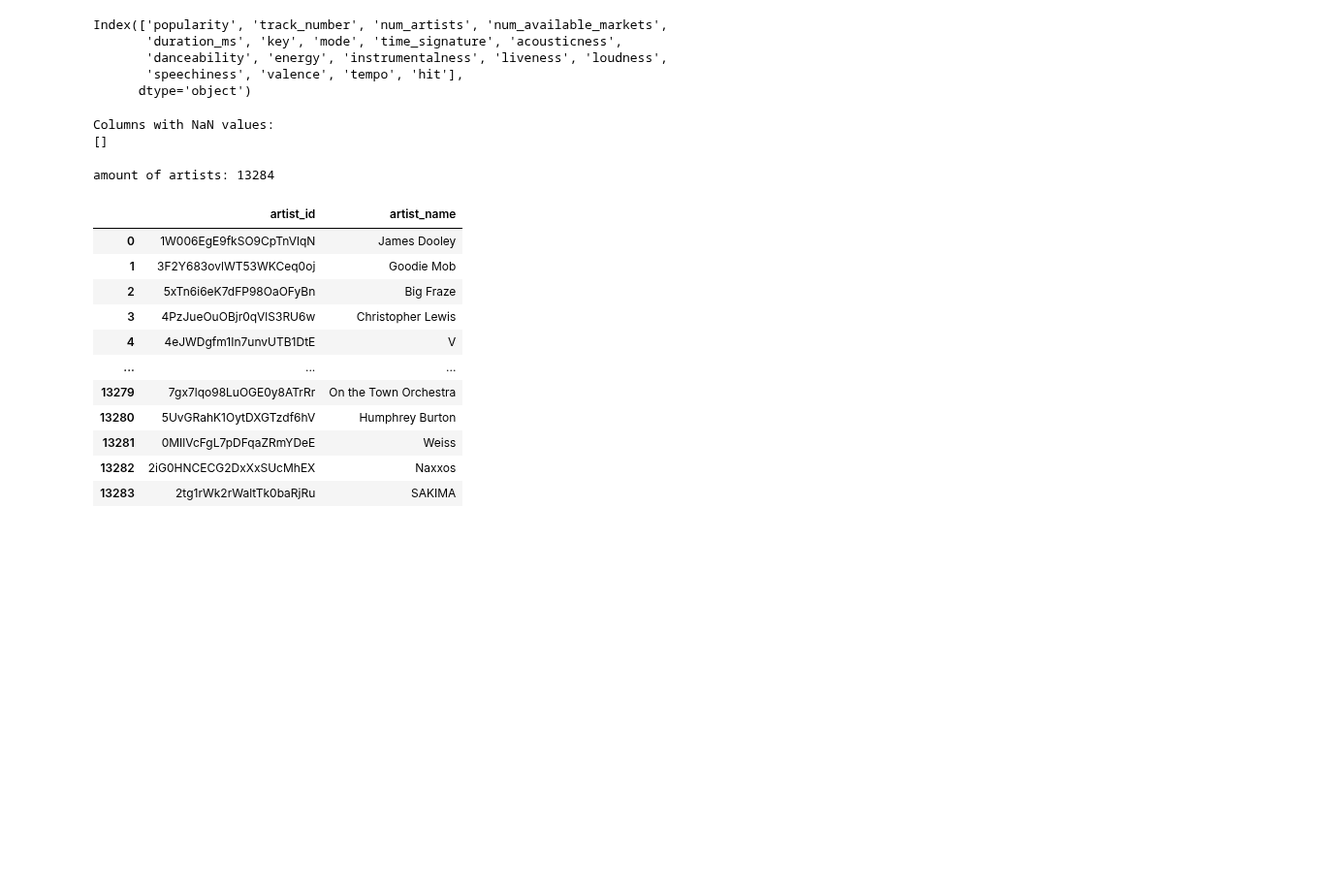
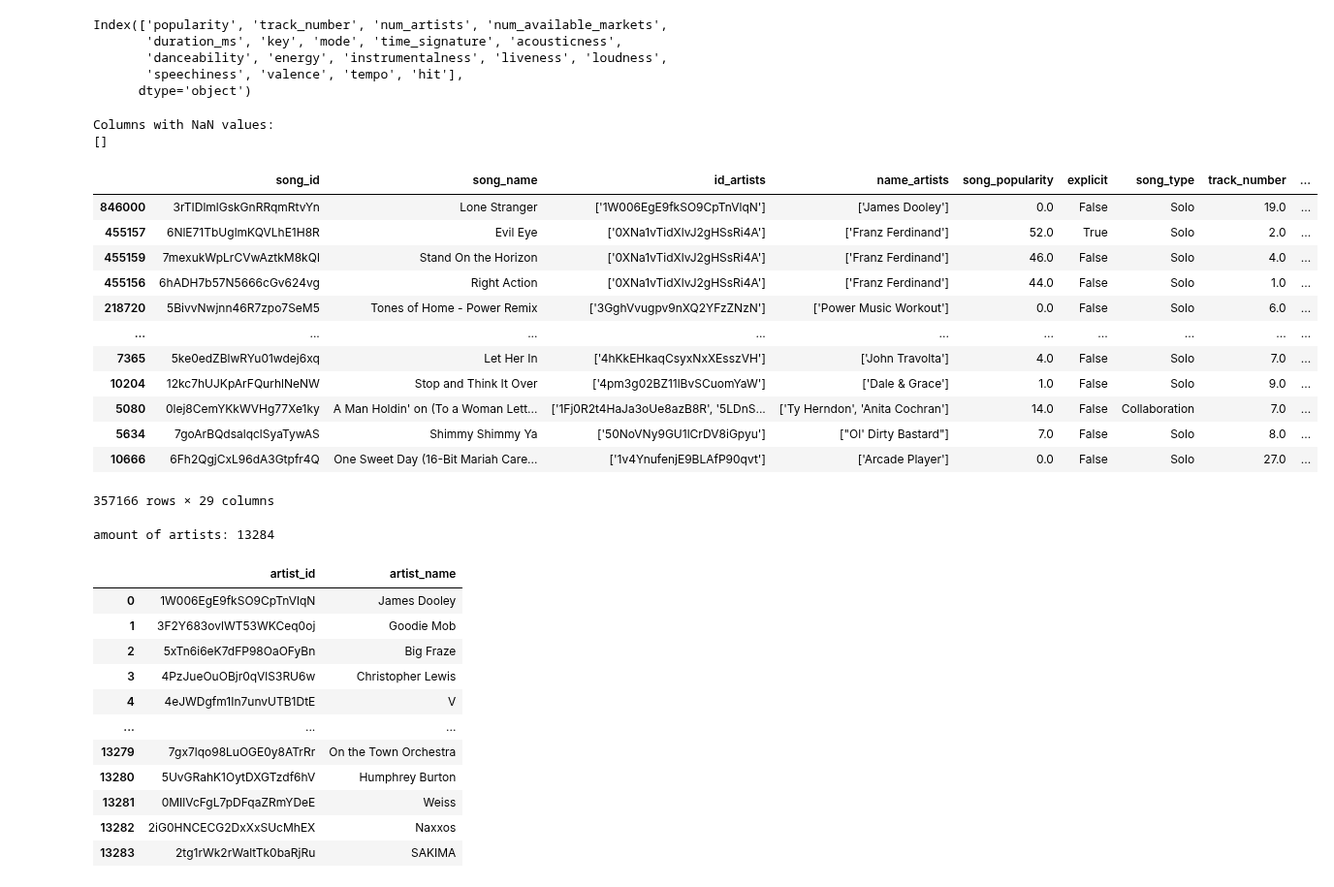
Before and after one commit to l4vd/Ba_first_tries, a Jupyter notebook: models/Original_MLP/Preprocess_Data_baseline_simple_feature_calc.ipynb, the cells around one changed output. Shown at 97% size. Cells and saved outputs as stored; diff of their text form; code cells hidden in the pictures; blank space fills up the shorter version.

```diff
--- a/models/Original_MLP/Preprocess_Data_baseline_simple_feature_calc.ipynb
+++ b/models/Original_MLP/Preprocess_Data_baseline_simple_feature_calc.ipynb
@@ -158,6 +158,22 @@ print(nan_columns)
 # %% [output]
 Columns with NaN values:
 []
+# %%
+combined_df
+# %% [output]
+|  | song_id | song_name | id_artists | name_artists | song_popularity | explicit | song_type | track_number | ... |
+| 846000 | 3rTIDlmlGskGnRRqmRtvYn | Lone Stranger | ['1W006EgE9fkSO9CpTnVlqN'] | ['James Dooley'] | 0.0 | False | Solo | 19.0 | ... |
+| 455157 | 6NlE71TbUglmKQVLhE1H8R | Evil Eye | ['0XNa1vTidXlvJ2gHSsRi4A'] | ['Franz Ferdinand'] | 52.0 | True | Solo | 2.0 | ... |
+| 455159 | 7mexukWpLrCVwAztkM8kQl | Stand On the Horizon | ['0XNa1vTidXlvJ2gHSsRi4A'] | ['Franz Ferdinand'] | 46.0 | False | Solo | 4.0 | ... |
+| 455156 | 6hADH7b57N5666cGv624vg | Right Action | ['0XNa1vTidXlvJ2gHSsRi4A'] | ['Franz Ferdinand'] | 44.0 | False | Solo | 1.0 | ... |
+| 218720 | 5BivvNwjnn46R7zpo7SeM5 | Tones of Home - Power Remix | ['3GghVvugpv9nXQ2YFzZNzN'] | ['Power Music Workout'] | 0.0 | False | Solo | 6.0 | ... |
+| ... | ... | ... | ... | ... | ... | ... | ... | ... | ... |
+| 7365 | 5ke0edZBlwRYu01wdej6xq | Let Her In | ['4hKkEHkaqCsyxNxXEsszVH'] | ['John Travolta'] | 4.0 | False | Solo | 7.0 | ... |
+| 10204 | 12kc7hUJKpArFQurhlNeNW | Stop and Think It Over | ['4pm3g02BZ11lBvSCuomYaW'] | ['Dale & Grace'] | 1.0 | False | Solo | 9.0 | ... |
+| 5080 | 0lej8CemYKkWVHg77Xe1ky | A Man Holdin' on (To a Woman Lett... | ['1Fj0R2t4HaJa3oUe8azB8R', '5LDnS... | ['Ty Herndon', 'Anita Cochran'] | 14.0 | False | Collaboration | 7.0 | ... |
+| 5634 | 7goArBQdsalqclSyaTywAS | Shimmy Shimmy Ya | ['50NoVNy9GU1lCrDV8iGpyu'] | ["Ol' Dirty Bastard"] | 7.0 | False | Solo | 8.0 | ... |
+| 10666 | 6Fh2QgjCxL96dA3Gtpfr4Q | One Sweet Day (16-Bit Mariah Care... | ['1v4YnufenjE9BLAfP90qvt'] | ['Arcade Player'] | 0.0 | False | Solo | 27.0 | ... |
+357166 rows × 29 columns
 # %%
 from sklearn.model_selection import train_test_split
 combined_df['date'] = pd.to_datetime(combined_df['release_date'])
```
Also changed, not shown: parts of 3 cells of this notebook, 7 other files.
